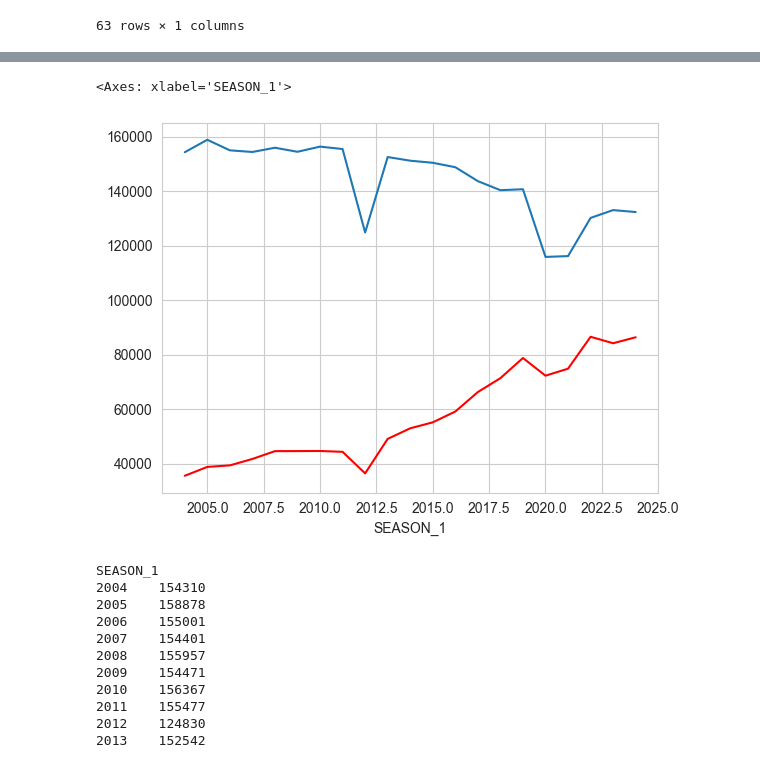
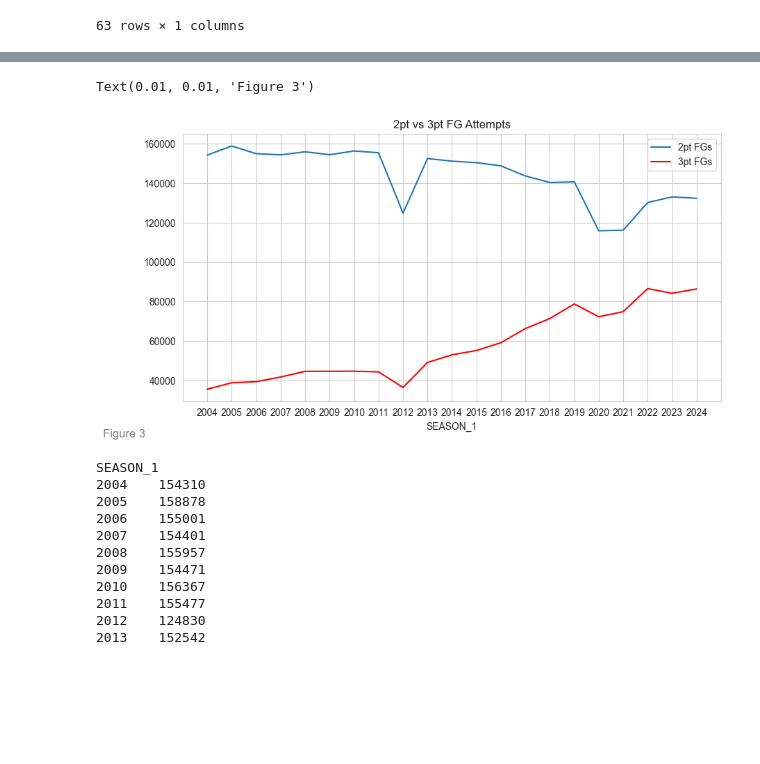
Before and after one commit to PatrickCoop12/nba_shooting_analysis, a Jupyter notebook: shots.ipynb, the cells around one changed output, grey strips where cells are left out. Saved outputs shown, nothing was run; the diff lists cells and outputs as text; code cells hidden in the pictures; blank space fills up the shorter version.

```diff
--- a/shots.ipynb
+++ b/shots.ipynb
@@ -248,10 +287,18 @@ plt.show()
 # %%
 # plotting shot attempts by shot type
-nba_shots.loc[nba_shots['SHOT_TYPE'] == '2PT Field Goal'].groupby(['SEASON_1'])['SHOT_TYPE'].count().plot(kind='line')
-nba_shots.loc[nba_shots['SHOT_TYPE'] == '3PT Field Goal'].groupby(['SEASON_1'])['SHOT_TYPE'].count().plot(kind='line', color='red')
+plt.figure(figsize=(10,5))
+nba_shots.loc[nba_shots['SHOT_TYPE'] == '2PT Field Goal'].groupby(['SEASON_1'])['SHOT_TYPE'].count().plot(kind='line', label='2pt FGs')
+nba_shots.loc[nba_shots['SHOT_TYPE'] == '3PT Field Goal'].groupby(['SEASON_1'])['SHOT_TYPE'].count().plot(kind='line', color='red', label='3pt FGs')
+integer_ticks = np.arange(int(nba_shots['SEASON_1'].min()), int(nba_shots['SEASON_1'].max()) + 1, 1)
+plt.xticks(integer_ticks)
+plt.title('2pt vs 3pt FG Attempts')
+plt.legend(loc='upper right')
+plt.annotate(text='Figure 3', xy=(0.01, 0.01), xycoords='figure fraction',
+            horizontalalignment='left', verticalalignment='bottom',
+            fontsize=12, color='gray')
 # %% [output]
-<Axes: xlabel='SEASON_1'>
+Text(0.01, 0.01, 'Figure 3')
-[figure, old version]
+[figure, new version]
 # %%
 nba_shots.loc[nba_shots['SHOT_TYPE'] == '2PT Field Goal'].groupby(['SEASON_1'])['SHOT_TYPE'].count()
 # %% [output]
```
Also changed, not shown: parts of 11 cells of this notebook.
